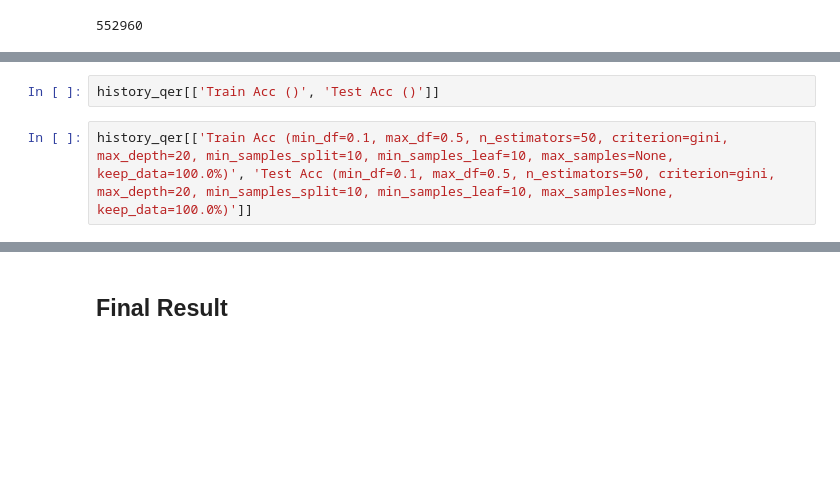
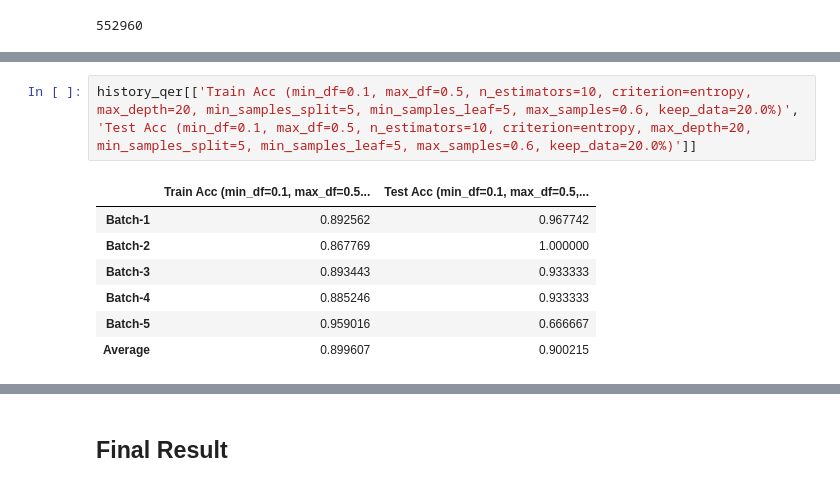
Before and after one commit to chuun17/sentiment-analysis-research-assistant-, a Jupyter notebook: 07_Modelling_Random_Forest.ipynb, the cells around one changed output, grey strips where cells are left out. Drawn from its saved outputs; the diff is of its cells as text; blank space fills up the shorter version.

```diff
--- a/07_Modelling_Random_Forest.ipynb
+++ b/07_Modelling_Random_Forest.ipynb
@@ -703,6 +726,12 @@ test_col[history_qer.loc['Average', test_col].argmax()]
-# %%
-history_qer[['Train Acc ()', 'Test Acc ()']]
 # %%
-history_qer[['Train Acc (min_df=0.1, max_df=0.5, n_estimators=50, criterion=gini, max_depth=20, min_samples_split=10, min_samples_leaf=10, max_samples=None, keep_data=100.0%)', 'Test Acc (min_df=0.1, max_df=0.5, n_estimators=50, criterion=gini, max_depth=20, min_samples_split=10, min_samples_leaf=10, max_samples=None, keep_data=100.0%)']]
+history_qer[['Train Acc (min_df=0.1, max_df=0.5, n_estimators=10, criterion=entropy, max_depth=20, min_samples_split=5, min_samples_leaf=5, max_samples=0.6, keep_data=20.0%)', 'Test Acc (min_df=0.1, max_df=0.5, n_estimators=10, criterion=entropy, max_depth=20, min_samples_split=5, min_samples_leaf=5, max_samples=0.6, keep_data=20.0%)']]
+# %% [output]
+|  | Train Acc (min_df=0.1, max_df=0.5... | Test Acc (min_df=0.1, max_df=0.5,... |
+| Batch-1 | 0.892562 | 0.967742 |
+| Batch-2 | 0.867769 | 1.000000 |
+| Batch-3 | 0.893443 | 0.933333 |
+| Batch-4 | 0.885246 | 0.933333 |
+| Batch-5 | 0.959016 | 0.666667 |
+| Average | 0.899607 | 0.900215 |
 # %% [markdown]
 We got <b>the best result</b> from Random Forest Model with <b>Query Expansion Ranking</b>
```
Also changed, not shown: parts of 16 cells of this notebook.
